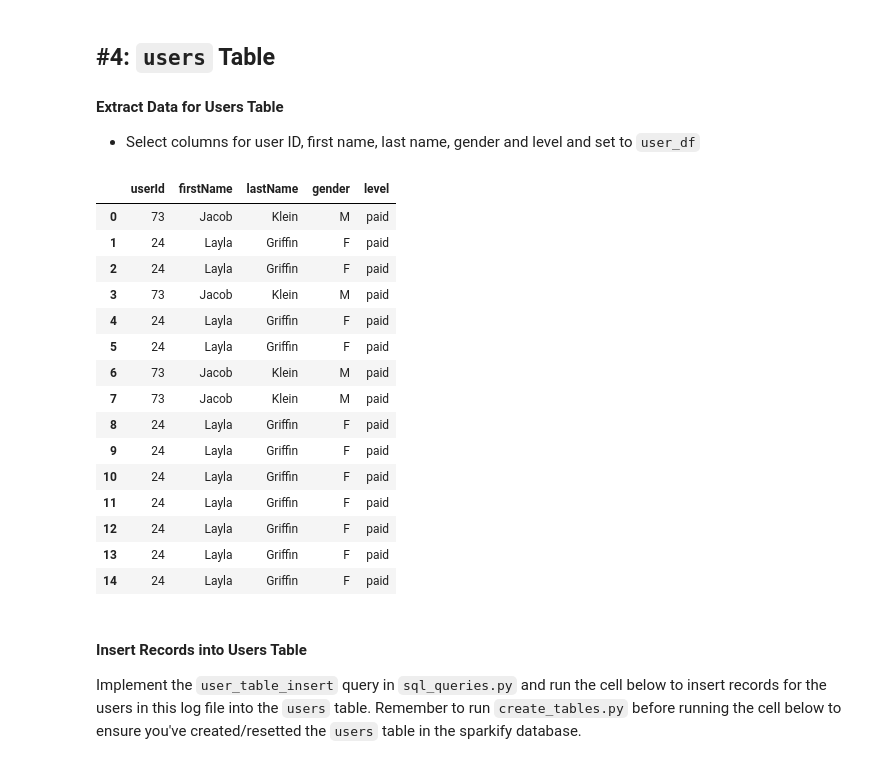
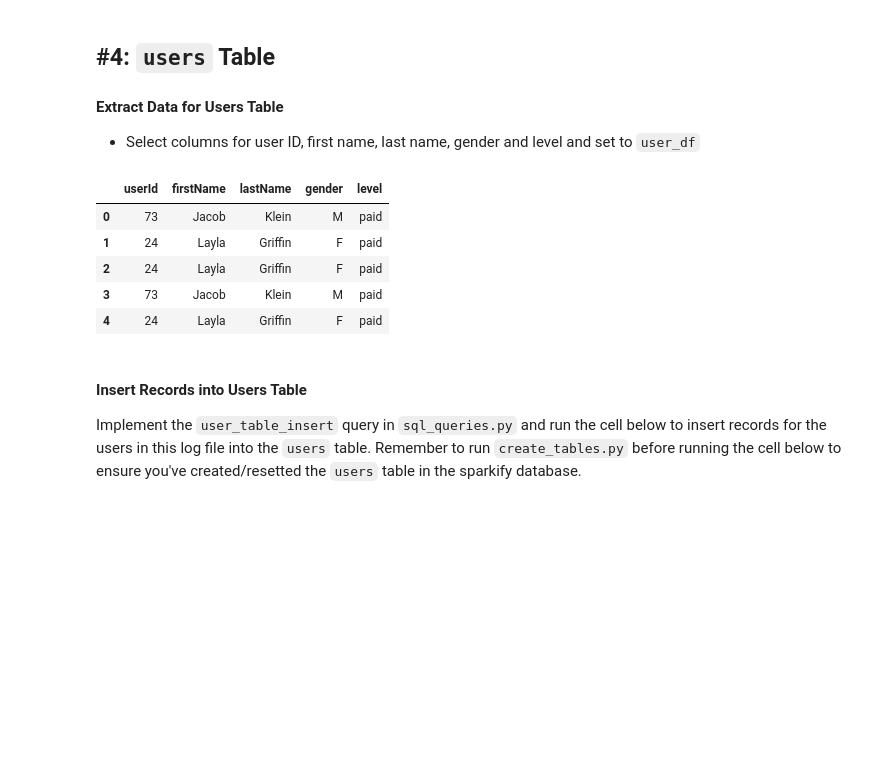
Before and after one commit to SproulHimself/udacity_deng_proj01, a Jupyter notebook: etl.ipynb, the cells around one changed output. Cells and saved outputs as stored; diff of their text form; code cells hidden in the pictures; blank space fills up the shorter version.

```diff
--- a/etl.ipynb
+++ b/etl.ipynb
@@ -230,24 +206,14 @@ Run `test.ipynb` to see if you've successfully added records to this table.
 # %%
 user_df = df[['userId', 'firstName', 'lastName', 'gender', 'level']]
 # %%
-user_df.head(15)
+user_df.head(5)
 # %% [output]
 |  | userId | firstName | lastName | gender | level |
 | 0 | 73 | Jacob | Klein | M | paid |
 | 1 | 24 | Layla | Griffin | F | paid |
 | 2 | 24 | Layla | Griffin | F | paid |
 | 3 | 73 | Jacob | Klein | M | paid |
 | 4 | 24 | Layla | Griffin | F | paid |
-| 5 | 24 | Layla | Griffin | F | paid |
-| 6 | 73 | Jacob | Klein | M | paid |
-| 7 | 73 | Jacob | Klein | M | paid |
-| 8 | 24 | Layla | Griffin | F | paid |
-| 9 | 24 | Layla | Griffin | F | paid |
-| 10 | 24 | Layla | Griffin | F | paid |
-| 11 | 24 | Layla | Griffin | F | paid |
-| 12 | 24 | Layla | Griffin | F | paid |
-| 13 | 24 | Layla | Griffin | F | paid |
-| 14 | 24 | Layla | Griffin | F | paid |
 # %% [markdown]
 #### Insert Records into Users Table
 Implement the `user_table_insert` query in `sql_queries.py` and run the cell below to insert records for the users in this log file into the `users` table. Remember to run `create_tables.py` before running the cell below to ensure you've created/resetted the `users` table in the sparkify database.
```
Also changed, not shown: parts of 10 cells of this notebook, 3 other files.
